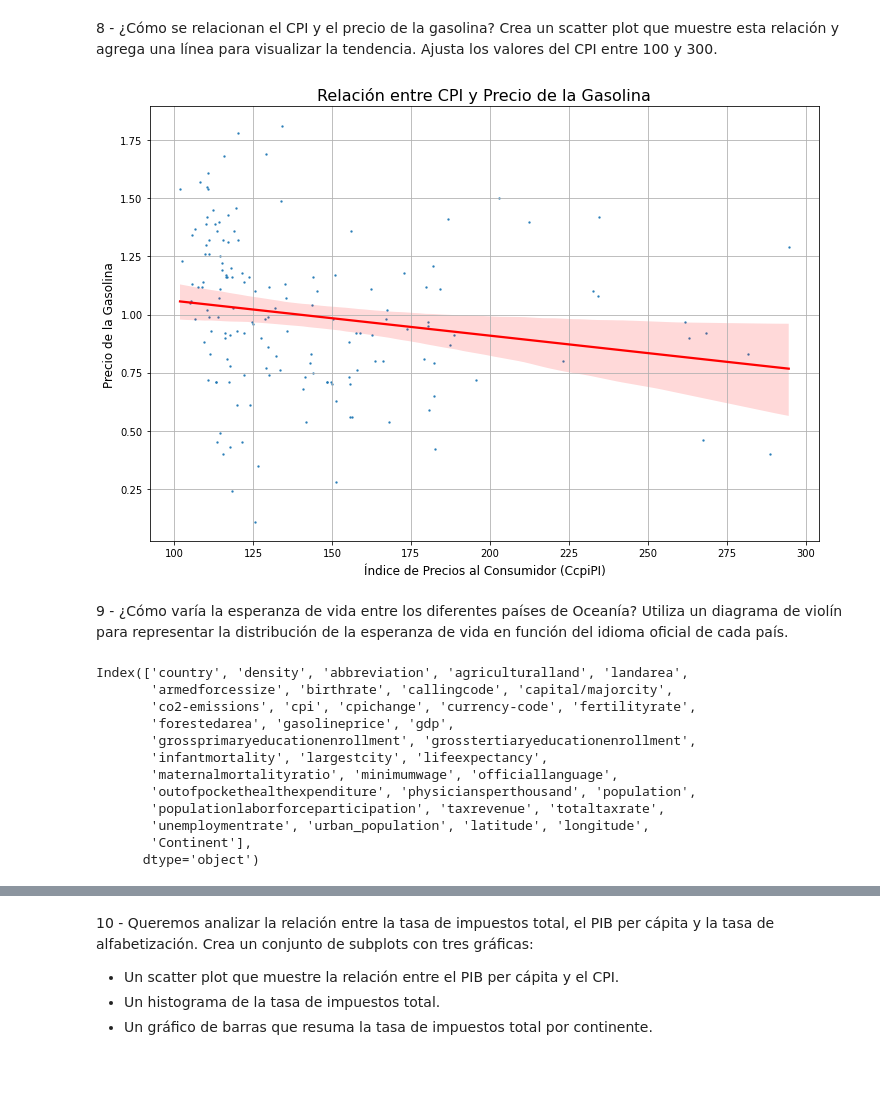
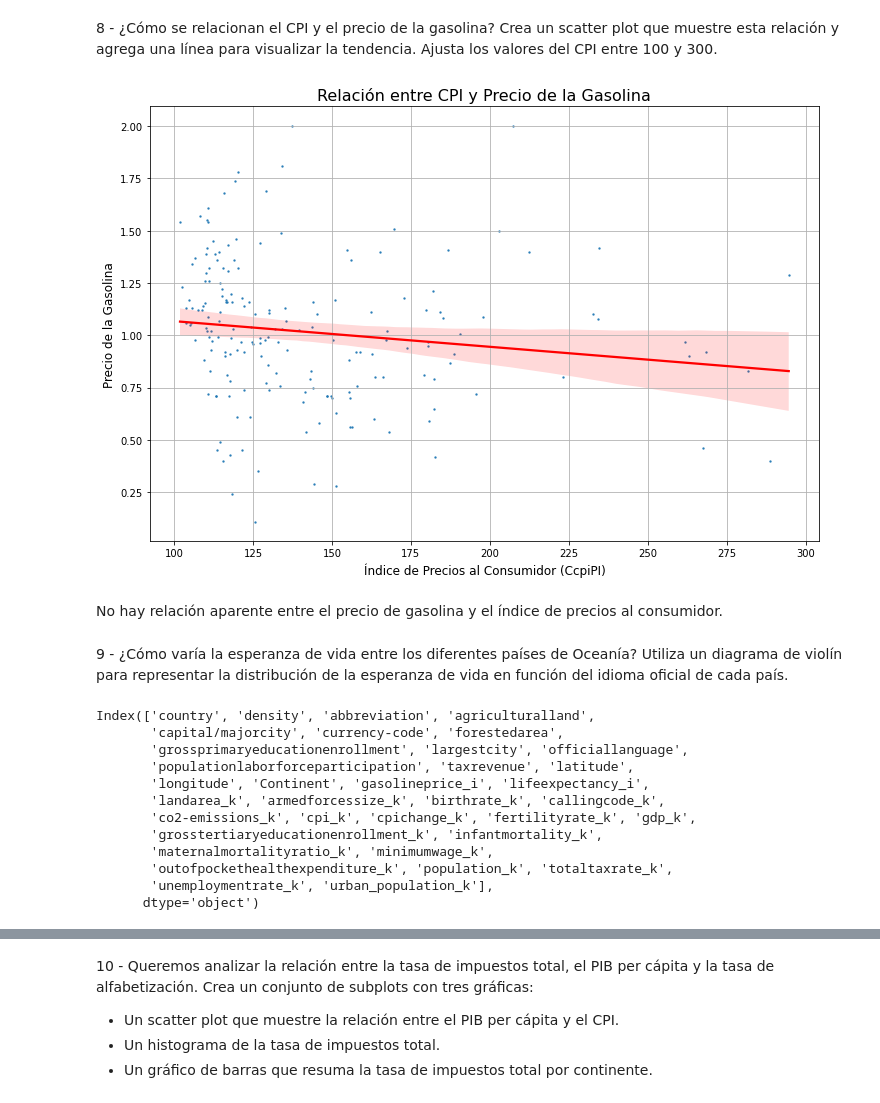
Before and after one commit to clarasdata/adalab-m3-pair-programming-estadistica, a Jupyter notebook: pair_visualizacion.ipynb, the cells around one changed output, grey strips where cells are left out. Drawn from its saved outputs; the diff is of its cells as text; code cells hidden in the pictures; blank space fills up the shorter version.

```diff
--- a/pair_visualizacion.ipynb
+++ b/pair_visualizacion.ipynb
@@ -28,7 +28,7 @@ Requisitos que deben cumplir las gráficas:
 - En los pieplot siempre tenemos que añadir la etiqueta de a que % corresponde cada quesito.
 - En los pieplot el tamaño de los % tiene que ser de 6.
 # %%
-df_graficas = pd.read_csv("world_continent.csv", index_col=0)
+df_graficas = pd.read_csv("world_final.csv", index_col=0)
 # %%
 df_graficas.head()
 # %% [output]
@@ -242,34 +314,36 @@ Index(['country', 'density', 'abbreviation', 'agriculturalland', 'landarea',
 8 - ¿Cómo se relacionan el CPI y el precio de la gasolina? Crea un scatter plot que muestre esta relación y agrega una línea para visualizar la tendencia. Ajusta los valores del CPI entre 100 y 300.
 # %%
 # Ajustamos los valores del CPI entre 100 y 300.
-cpi_100_300 = df_graficas[(df_graficas['cpi'] >= 100) & (df_graficas['cpi'] <= 300)]
+cpi_100_300 = df_graficas[(df_graficas['cpi_k'] >= 100) & (df_graficas['cpi_k'] <= 300)]
 
 # Crear el scatter plot con línea de tendencia
 plt.figure(figsize=(12, 8))
-sns.regplot(x='cpi', y='gasolineprice', data = cpi_100_300, scatter_kws={'s': 2}, line_kws={'color': 'red'})
+sns.regplot(x='cpi_k', y='gasolineprice_i', data = cpi_100_300, scatter_kws={'s': 2}, line_kws={'color': 'red'})
 plt.xlabel('Índice de Precios al Consumidor (CcpiPI)', size= 12)
 plt.ylabel('Precio de la Gasolina', size= 12)
 plt.title('Relación entre CPI y Precio de la Gasolina', size= 16)
 plt.grid(True)
 plt.show()
 # %% [output]
-[figure, old version]
+[figure, new version]
+# %% [markdown]
+No hay relación aparente entre el precio de gasolina y el índice de precios al consumidor.
 # %% [markdown]
 9 - ¿Cómo varía la esperanza de vida entre los diferentes países de Oceanía? Utiliza un diagrama de violín para representar la distribución de la esperanza de vida en función del idioma oficial de cada país.
 # %%
 df_graficas.columns
 # %% [output]
-Index(['country', 'density', 'abbreviation', 'agriculturalland', 'landarea',
-       'armedforcessize', 'birthrate', 'callingcode', 'capital/majorcity',
-       'co2-emissions', 'cpi', 'cpichange', 'currency-code', 'fertilityrate',
-       'forestedarea', 'gasolineprice', 'gdp',
-       'grossprimaryeducationenrollment', 'grosstertiaryeducationenrollment',
-       'infantmortality', 'largestcity', 'lifeexpectancy',
-       'maternalmortalityratio', 'minimumwage', 'officiallanguage',
-       'outofpockethealthexpenditure', 'physiciansperthousand', 'population',
-       'populationlaborforceparticipation', 'taxrevenue', 'totaltaxrate',
-       'unemploymentrate', 'urban_population', 'latitude', 'longitude',
-       'Continent'],
+Index(['country', 'density', 'abbreviation', 'agriculturalland',
+       'capital/majorcity', 'currency-code', 'forestedarea',
+       'grossprimaryeducationenrollment', 'largestcity', 'officiallanguage',
+       'populationlaborforceparticipation', 'taxrevenue', 'latitude',
+       'longitude', 'Continent', 'gasolineprice_i', 'lifeexpectancy_i',
+       'landarea_k', 'armedforcessize_k', 'birthrate_k', 'callingcode_k',
+       'co2-emissions_k', 'cpi_k', 'cpichange_k', 'fertilityrate_k', 'gdp_k',
+       'grosstertiaryeducationenrollment_k', 'infantmortality_k',
+       'maternalmortalityratio_k', 'minimumwage_k',
+       'outofpockethealthexpenditure_k', 'population_k', 'totaltaxrate_k',
+       'unemploymentrate_k', 'urban_population_k'],
       dtype='object')
 # %%
 paises_oceania = df_graficas[df_graficas['Continent'] == 'Oceania']
```
Also changed, not shown: parts of 21 cells of this notebook.
